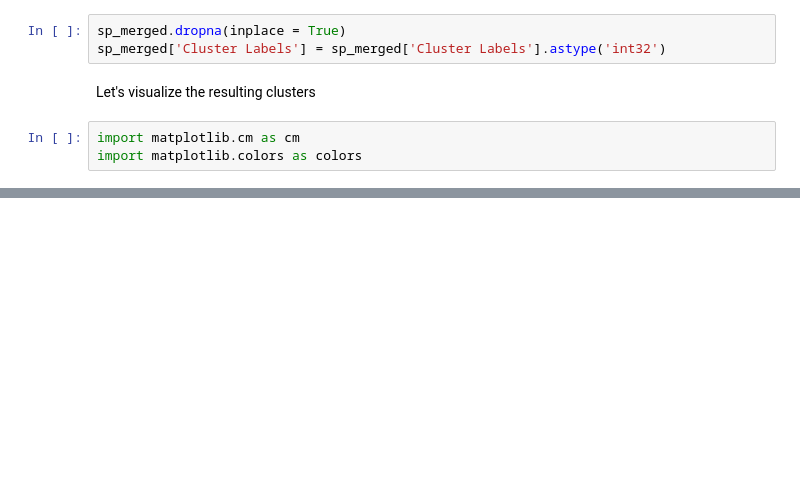
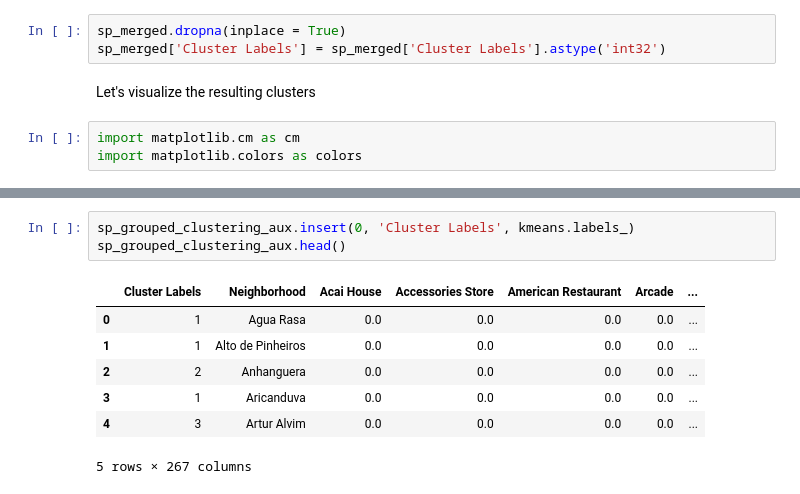
Before and after one commit to cgbarreto/Coursera_Capstone, a Jupyter notebook: Week 5 The Battle of Neighborhood/Capstone Project - Sao Paulo overview.ipynb, the cells around one changed output, grey strips where cells are left out. Cells and saved outputs as stored; diff of their text form; blank space fills up the shorter version.

```diff
--- a/Week 5 The Battle of Neighborhood/Capstone Project - Sao Paulo overview.ipynb
+++ b/Week 5 The Battle of Neighborhood/Capstone Project - Sao Paulo overview.ipynb
@@ -468,0 +465,11 @@ map_cluster
+# %%
+sp_grouped_clustering_aux.insert(0, 'Cluster Labels', kmeans.labels_)
+sp_grouped_clustering_aux.head()
+# %% [output]
+|  | Cluster Labels | Neighborhood | Acai House | Accessories Store | American Restaurant | Arcade | ... |
+| 0 | 1 | Agua Rasa | 0.0 | 0.0 | 0.0 | 0.0 | ... |
+| 1 | 1 | Alto de Pinheiros | 0.0 | 0.0 | 0.0 | 0.0 | ... |
+| 2 | 2 | Anhanguera | 0.0 | 0.0 | 0.0 | 0.0 | ... |
+| 3 | 1 | Aricanduva | 0.0 | 0.0 | 0.0 | 0.0 | ... |
+| 4 | 3 | Artur Alvim | 0.0 | 0.0 | 0.0 | 0.0 | ... |
+5 rows × 267 columns
```
Also changed, not shown: parts of 42 cells of this notebook, 2 other files.
